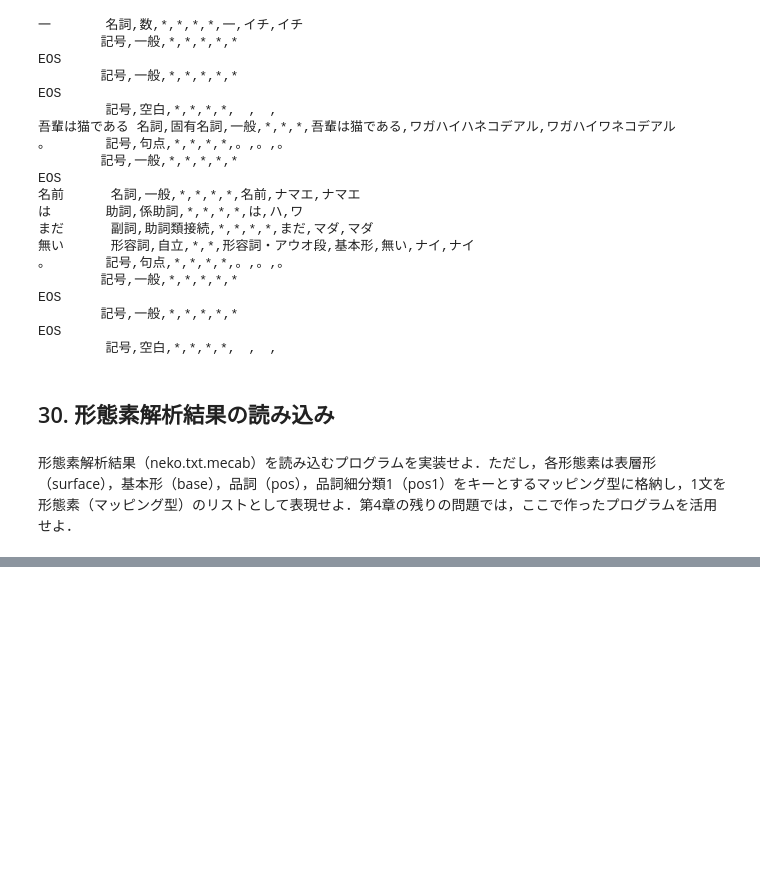
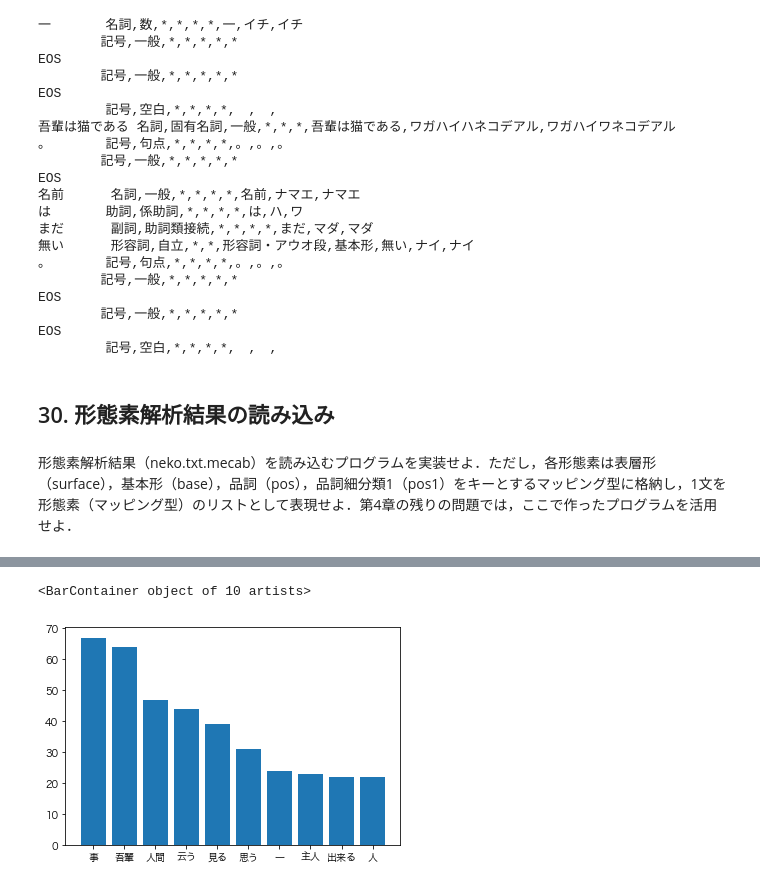
Before and after one commit to shinchu/nlp100, a Jupyter notebook: notebooks/nlp100_4.ipynb, the cells around one changed output, grey strips where cells are left out. Drawn from its saved outputs; the diff is of its cells as text; code cells hidden in the pictures; blank space fills up the shorter version.

```diff
--- a/notebooks/nlp100_4.ipynb
+++ b/notebooks/nlp100_4.ipynb
@@ -61,0 +119,8 @@ class POS:
+# %%
+v_base = []
+for i in pos.doc():
+    for j in i:
+        if j["pos"] == "動詞":
+            v_base.append(j["base"])
+
+print(" ".join(v_base))
@@ -61,0 +223,29 @@ class POS:
+# %%
+neko = []
+
+for p in pos.doc():
+    for j in p:
+        if j["base"] == "猫":
+            neko.append(p)
+# %%
+co = []
+
+for p in neko:
+    for j in p:
+        if j["pos"] not in ["記号", "助詞", "助動詞"]:
+            if j["base"] not in ["する", "いる", "なる", "てる", "れる", "ある", "こと", "もの", "の", "ん", "ない", "この", "その", "よう", "猫"]:
+                if j["base"] == "*":
+                    co.append(j["surface"])
+                else:
+                    co.append(j["base"])
+# %%
+neko_counter = Counter(co)
+
+top = neko_counter.most_common(10)
+keys = [x[0] for x in top]
+values = [x[1] for x in top]
+
+plt.bar(keys, values)
+# %% [output]
+<BarContainer object of 10 artists>
+[figure, added]
```
Also changed, not shown: parts of 31 cells of this notebook.
